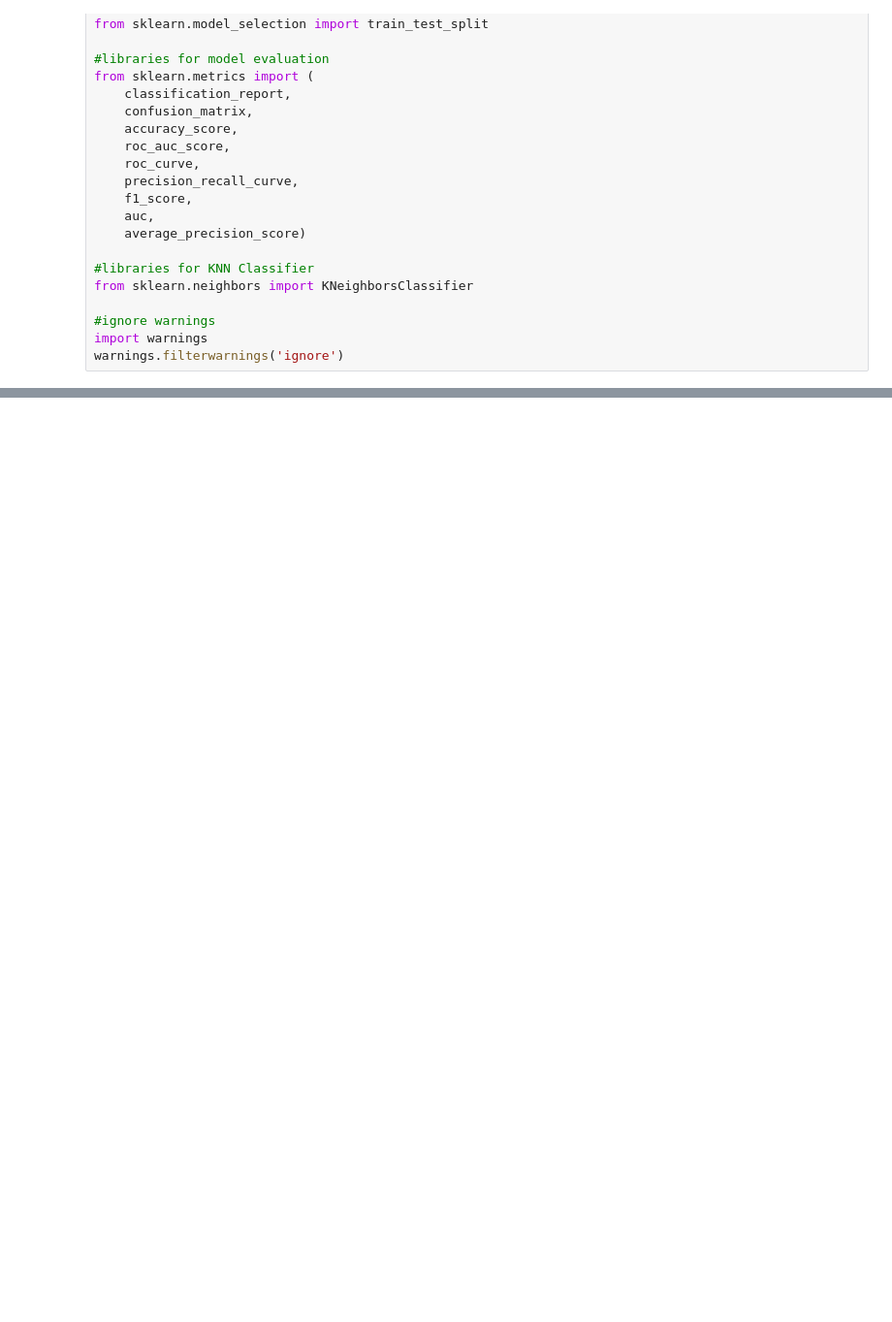
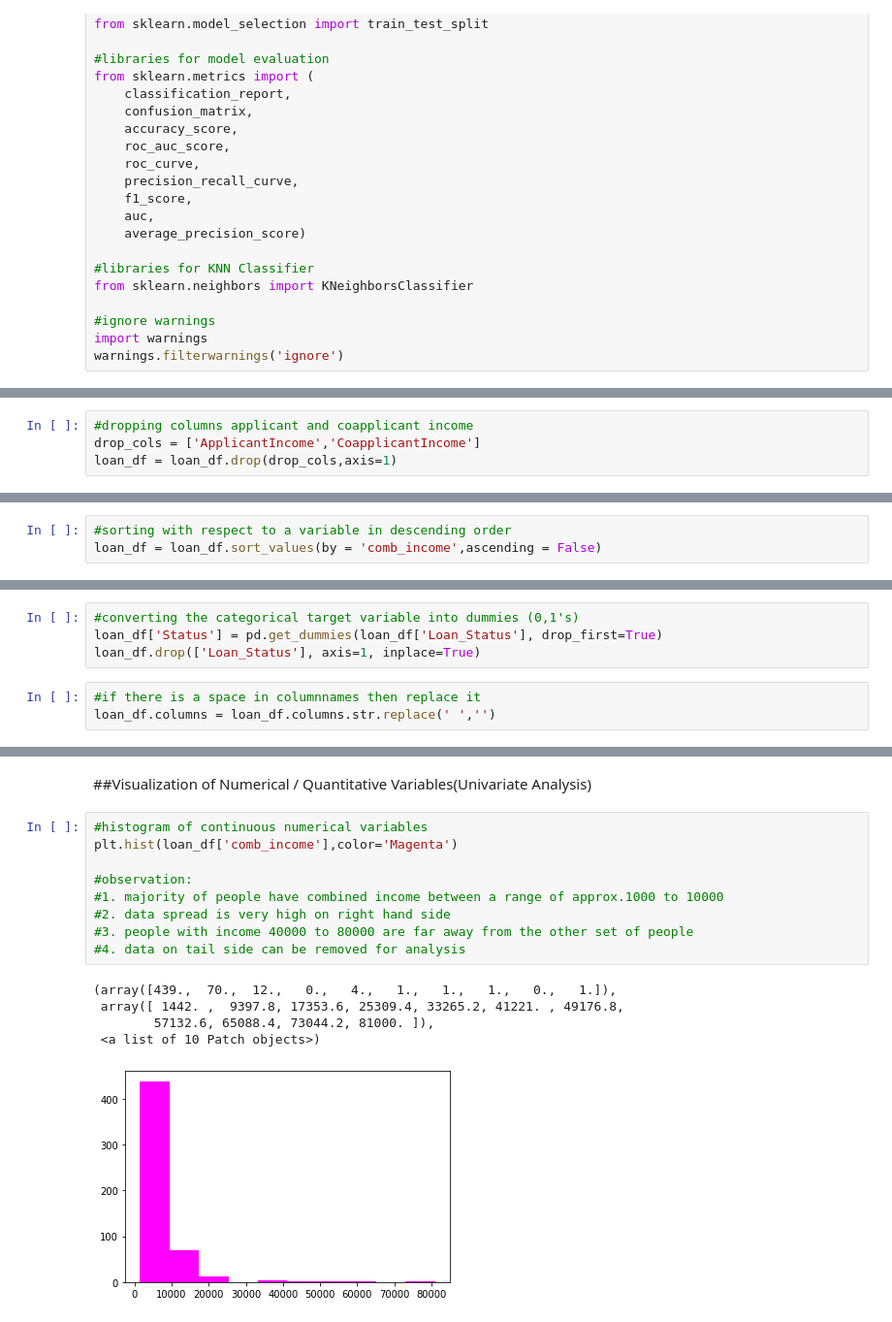
Before and after one commit to narendra1711/loan_prediction, a Jupyter notebook: loan_prediction.ipynb, the cells around one changed output, grey strips where cells are left out. Shown at 97% size. Drawn from its saved outputs; the diff is of its cells as text; blank space fills up the shorter version.

```diff
--- a/loan_prediction.ipynb
+++ b/loan_prediction.ipynb
@@ -47,0 +337,4 @@ warnings.filterwarnings('ignore')
+# %%
+#dropping columns applicant and coapplicant income
+drop_cols = ['ApplicantIncome','CoapplicantIncome']
+loan_df = loan_df.drop(drop_cols,axis=1)
@@ -47,0 +350,3 @@ warnings.filterwarnings('ignore')
+# %%
+#sorting with respect to a variable in descending order
+loan_df = loan_df.sort_values(by = 'comb_income',ascending = False)
@@ -47,0 +355,7 @@ warnings.filterwarnings('ignore')
+# %%
+#converting the categorical target variable into dummies (0,1's)
+loan_df['Status'] = pd.get_dummies(loan_df['Loan_Status'], drop_first=True)
+loan_df.drop(['Loan_Status'], axis=1, inplace=True)
+# %%
+#if there is a space in columnnames then replace it
+loan_df.columns = loan_df.columns.str.replace(' ','')
@@ -47,0 +393,17 @@ warnings.filterwarnings('ignore')
+# %% [markdown]
+##Visualization of Numerical / Quantitative Variables(Univariate Analysis)
+# %%
+#histogram of continuous numerical variables
+plt.hist(loan_df['comb_income'],color='Magenta')
+
+#observation:
+#1. majority of people have combined income between a range of approx.1000 to 10000
+#2. data spread is very high on right hand side
+#3. people with income 40000 to 80000 are far away from the other set of people
+#4. data on tail side can be removed for analysis
+# %% [output]
+(array([439.,  70.,  12.,   0.,   4.,   1.,   1.,   1.,   0.,   1.]),
+ array([ 1442. ,  9397.8, 17353.6, 25309.4, 33265.2, 41221. , 49176.8,
+        57132.6, 65088.4, 73044.2, 81000. ]),
+ <a list of 10 Patch objects>)
+[figure, added]
```
Also changed, not shown: parts of 109 cells of this notebook.
